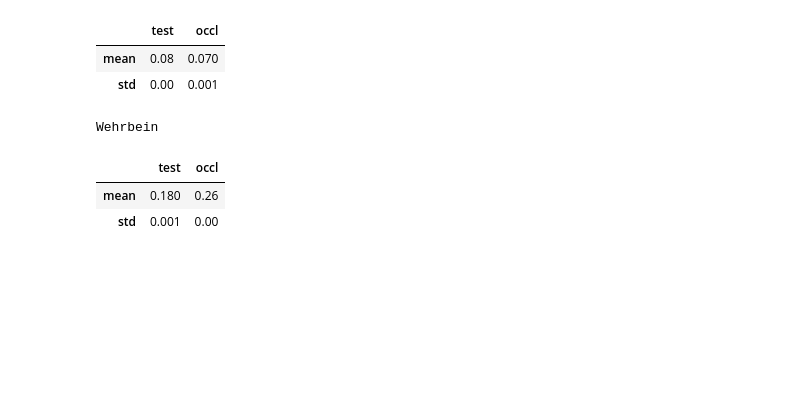
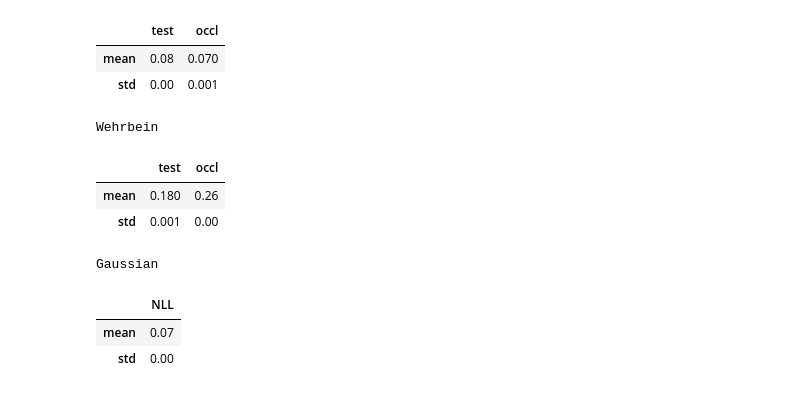
Before and after one commit to sinzlab/cGNF, a Jupyter notebook: notebooks/human36m/minmpjpe_and_calibration.ipynb, the cells around one changed output. Cells and saved outputs as stored; diff of their text form; code cells hidden in the pictures; blank space fills up the shorter version.

Commit message:
add: gaussian and sharma partial results

```diff
--- a/notebooks/human36m/minmpjpe_and_calibration.ipynb
+++ b/notebooks/human36m/minmpjpe_and_calibration.ipynb
@@ -189,3 +199,26 @@ Wehrbein
 |  | test | occl |
 | mean | 0.180 | 0.26 |
 | std | 0.001 | 0.00 |
+# %%
+api = wandb.Api()
+
+runs = list(
+    api.runs(
+        path="ppierzc/propose_human36m",
+        filters={
+            "display_name": {"$regex": "^gaussian_calibration_1.*"},
+            "state": "finished",
+        },
+    )
+)
+eces = np.array([run.summary["ECE"] for run in runs])
+
+cal = {}
+cal["NLL"] = eces
+# %%
+describe(cal, title="Gaussian", sigfig=dict(mean=2, std=3))
+# %% [output]
+Gaussian
+|  | NLL |
+| mean | 0.07 |
+| std | 0.00 |
```
Also changed, not shown: parts of 3 cells of this notebook, 3 other files.
